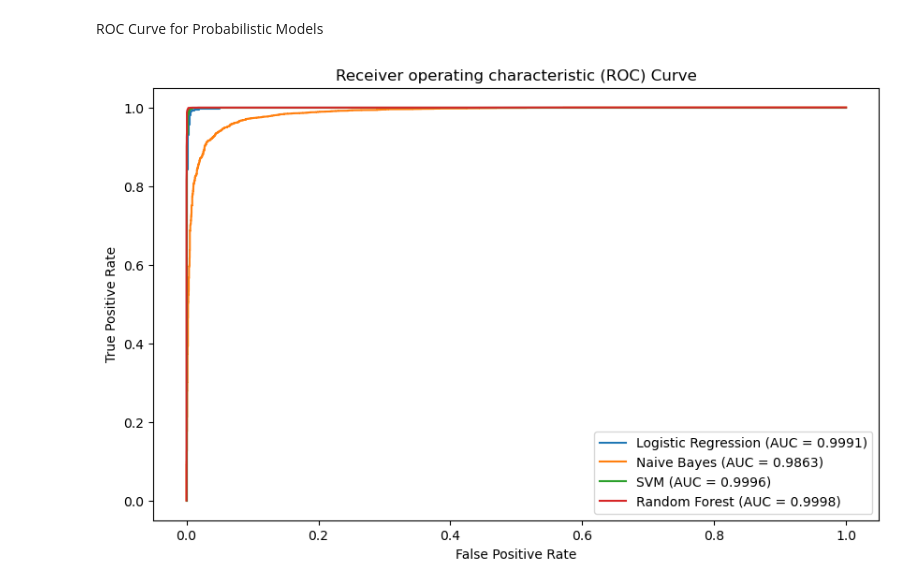
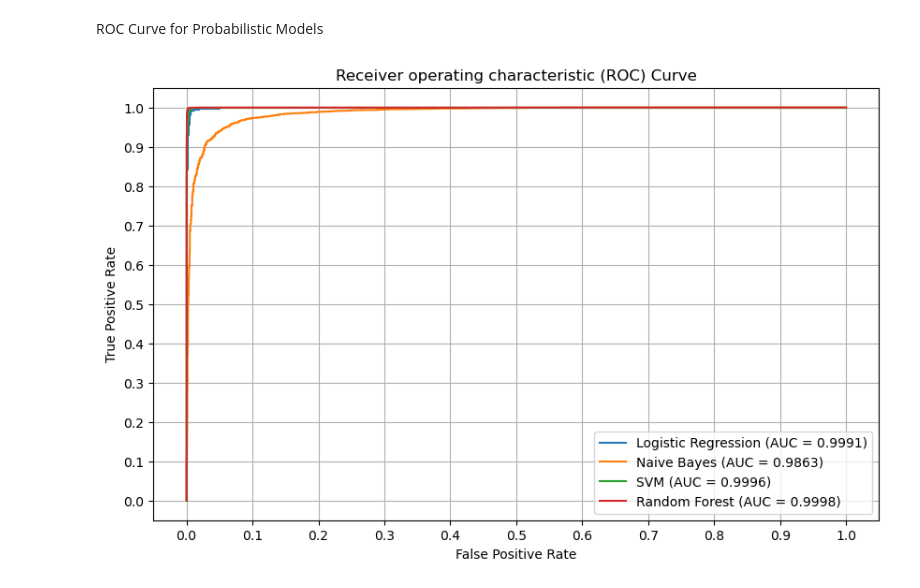
Before and after one commit to kamahTek/Machine-Learning, a Jupyter notebook: Supervised-Learning/Classification/Real-Fake-News/index.ipynb, the cells around one changed output. Drawn from its saved outputs; the diff is of its cells as text; code cells hidden in the pictures.

```diff
--- a/Supervised-Learning/Classification/Real-Fake-News/index.ipynb
+++ b/Supervised-Learning/Classification/Real-Fake-News/index.ipynb
@@ -685,29 +685,35 @@ ROC Curve for Probabilistic Models
 # %%
 plt.figure(figsize=(10, 6))
 
 for name, model in models.items():
     try:
         if hasattr(model, "predict_proba"):
             # For models that support predict_proba, use the probability of the positive class
             y_scores = model.predict_proba(X_test_vector)[:, 1]
 
         elif hasattr(model, "decision_function"):
             # For models that support decision_function, use it directly
             y_scores = model.decision_function(X_test_vector)
 
         else:
             continue
 
         fpr, tpr, _ = roc_curve(y_test, y_scores)
         auc_score = auc(fpr, tpr)
         plt.plot(fpr, tpr, label=f"{name} (AUC = {auc_score:.4f})")
+
     except:
         continue
 
+plt.yticks([i/10.0 for i in range(11)])
+plt.xticks([i/10.0 for i in range(11)])
+
+plt.title('Receiver operating characteristic (ROC) Curve')
 plt.xlabel('False Positive Rate')
 plt.ylabel('True Positive Rate')
-plt.title('Receiver operating characteristic (ROC) Curve')
+
 plt.legend(loc='lower right')
+plt.grid(True)
 plt.show()
 # %% [output]
-[figure, old version]
+[figure, new version]
```
Also changed, not shown: parts of 3 cells of this notebook.
